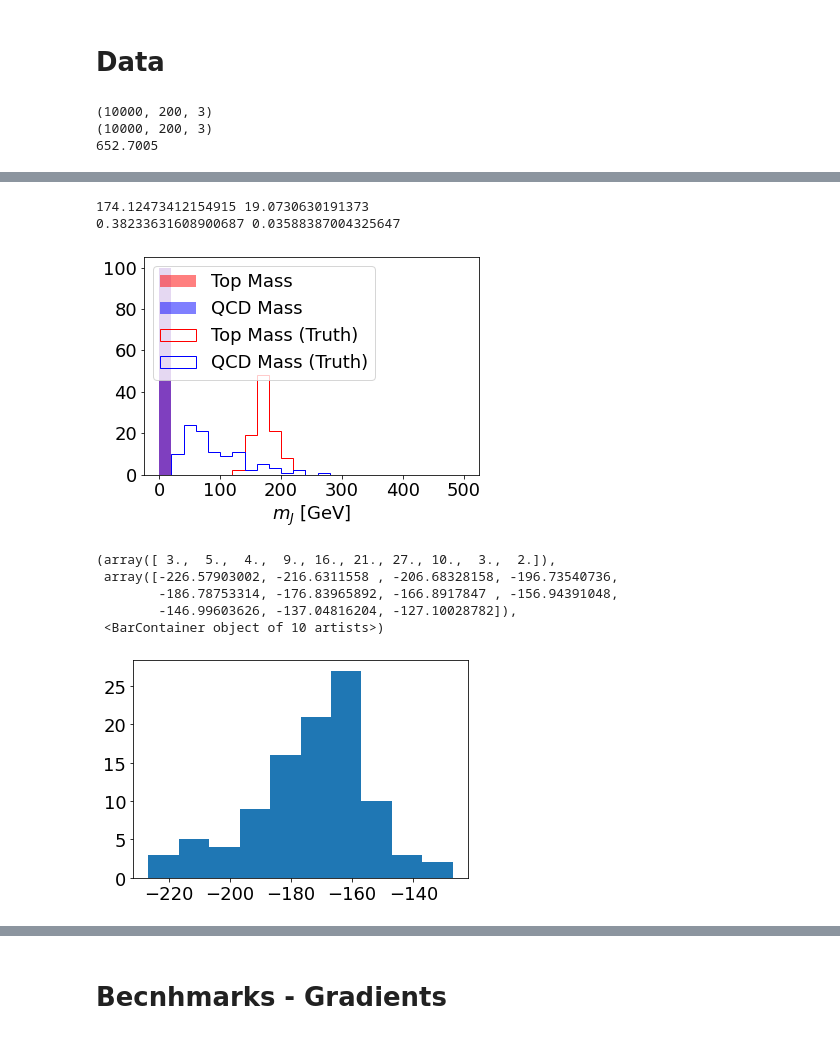
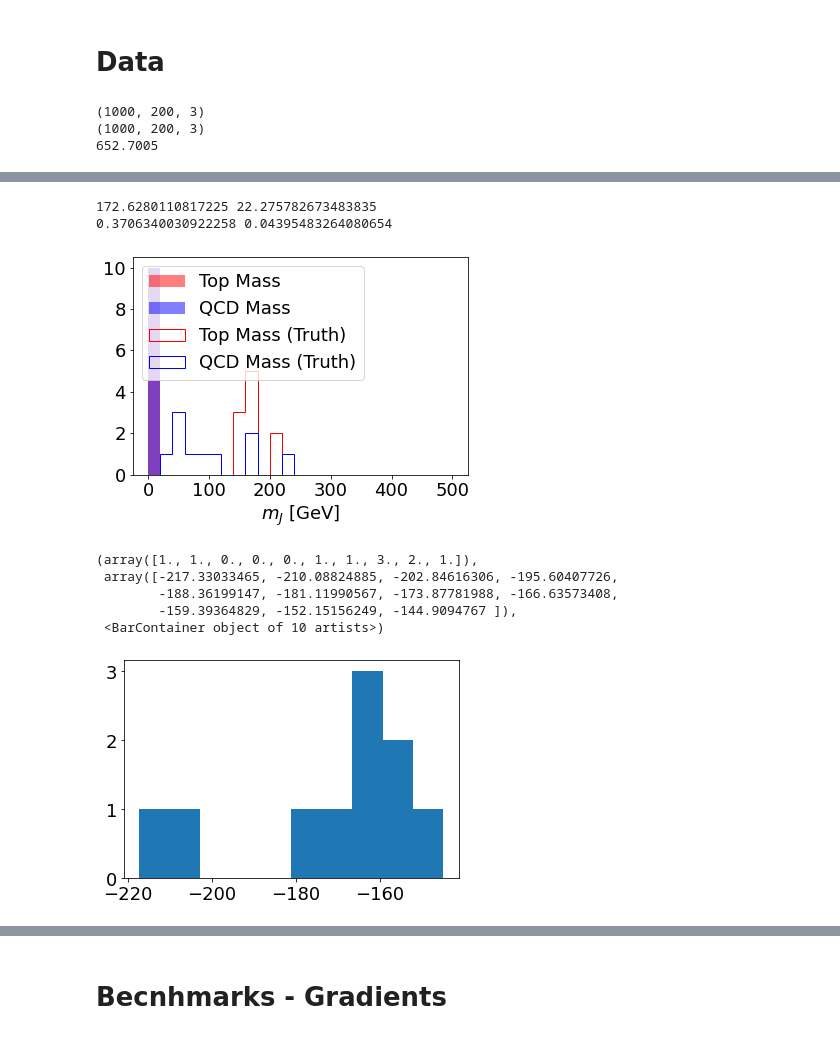
Before and after one commit to rikab/SHAPER, a Jupyter notebook: isotropy_test.ipynb, the cells around one changed output, grey strips where cells are left out. Cells and saved outputs as stored; diff of their text form; code cells hidden in the pictures.

```diff
--- a/isotropy_test.ipynb
+++ b/isotropy_test.ipynb
@@ -39,7 +39,7 @@ Using CPU!
 # Parameters
 R = 0.8
 beta = 1
-N = 100
+N = 10
 
 mass_lower = 0
 mass_upper = np.inf
@@ -104,6 +104,6 @@ plt.show()
 
 plt.hist(signal_pu_mass - signal_mass)
 # %% [output]
-(10000, 200, 3)
-(10000, 200, 3)
+(1000, 200, 3)
+(1000, 200, 3)
 652.7005
@@ -113,12 +113,12 @@ plt.hist(signal_pu_mass - signal_mass)
-174.12473412154915 19.0730630191373
-0.38233631608900687 0.03588387004325647
+172.6280110817225 22.275782673483835
+0.3706340030922258 0.04395483264080654
-[figure, old version]
+[figure, new version]
-(array([ 3.,  5.,  4.,  9., 16., 21., 27., 10.,  3.,  2.]),
- array([-226.57903002, -216.6311558 , -206.68328158, -196.73540736,
-        -186.78753314, -176.83965892, -166.8917847 , -156.94391048,
-        -146.99603626, -137.04816204, -127.10028782]),
+(array([1., 1., 0., 0., 0., 1., 1., 3., 2., 1.]),
+ array([-217.33033465, -210.08824885, -202.84616306, -195.60407726,
+        -188.36199147, -181.11990567, -173.87781988, -166.63573408,
+        -159.39364829, -152.15156249, -144.9094767 ]),
  <BarContainer object of 10 artists>)
-[figure, old version]
+[figure, new version]
 # %%
 
 
```
Also changed, not shown: parts of 8 cells of this notebook, 8 other files.
